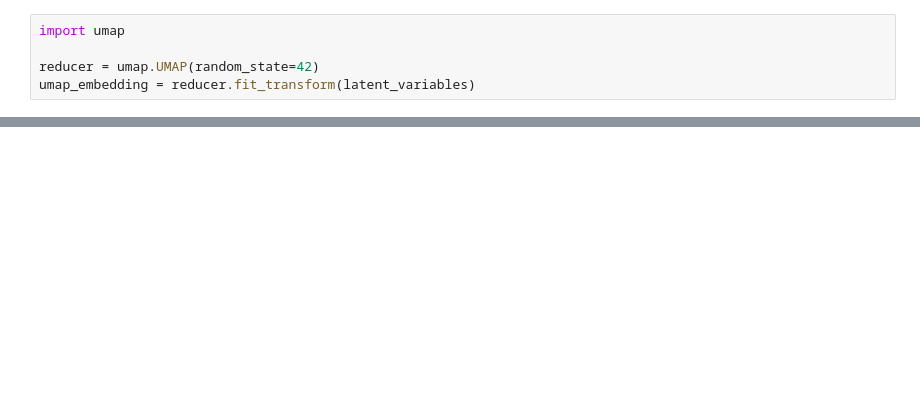
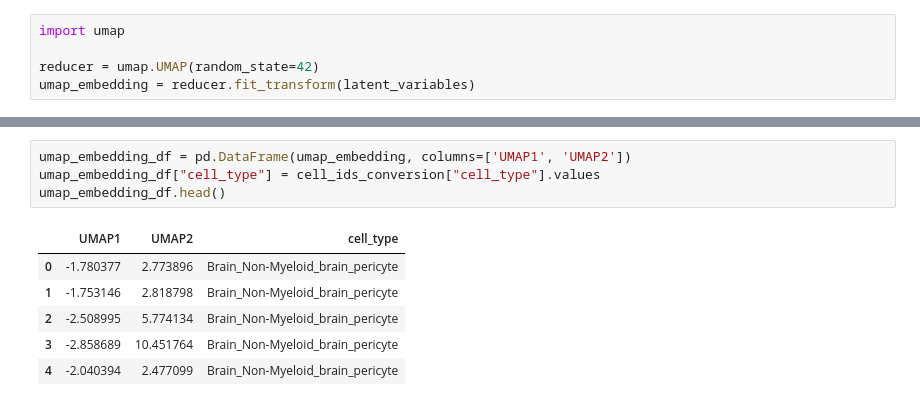
Before and after one commit to daklab/LeafletFA, a Jupyter notebook: notebooks/example_analysis/run_splicing_VAE_model.ipynb, the cells around one changed output, grey strips where cells are left out. Drawn from its saved outputs; the diff is of its cells as text; blank space fills up the shorter version.

```diff
--- a/notebooks/example_analysis/run_splicing_VAE_model.ipynb
+++ b/notebooks/example_analysis/run_splicing_VAE_model.ipynb
@@ -257,0 +269,11 @@ plt.show()
+# %%
+umap_embedding_df = pd.DataFrame(umap_embedding, columns=['UMAP1', 'UMAP2'])
+umap_embedding_df["cell_type"] = cell_ids_conversion["cell_type"].values
+umap_embedding_df.head()
+# %% [output]
+|  | UMAP1 | UMAP2 | cell_type |
+| 0 | -1.780377 | 2.773896 | Brain_Non-Myeloid_brain_pericyte |
+| 1 | -1.753146 | 2.818798 | Brain_Non-Myeloid_brain_pericyte |
+| 2 | -2.508995 | 5.774134 | Brain_Non-Myeloid_brain_pericyte |
+| 3 | -2.858689 | 10.451764 | Brain_Non-Myeloid_brain_pericyte |
+| 4 | -2.040394 | 2.477099 | Brain_Non-Myeloid_brain_pericyte |
```
Also changed, not shown: parts of 14 cells of this notebook, 1 other file.
